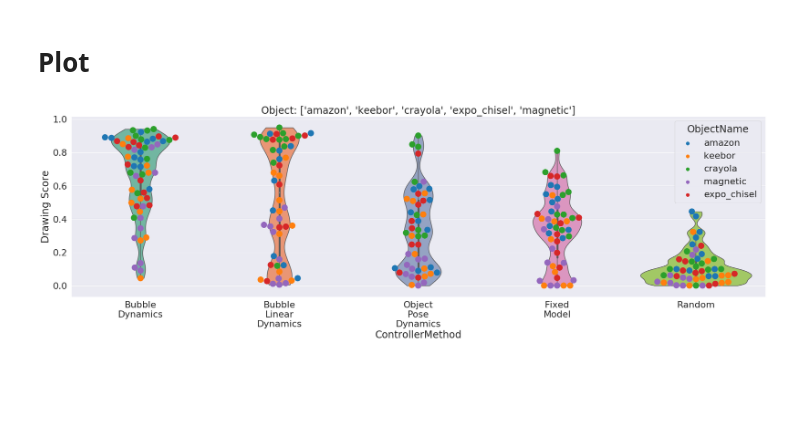
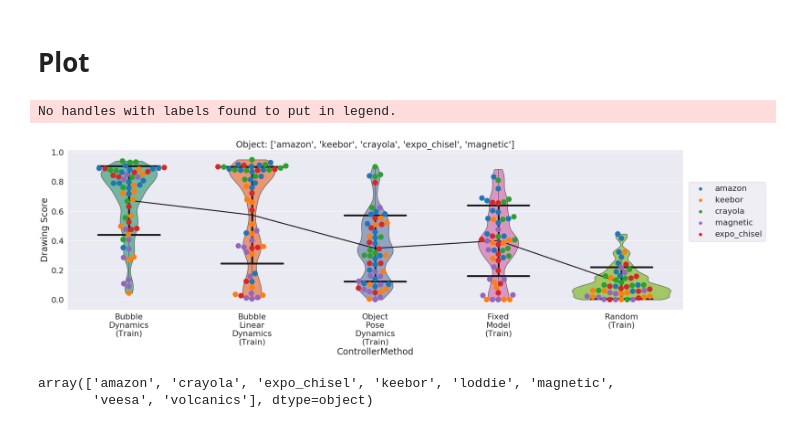
Before and after one commit to MMintLab/BubbleControl, a Jupyter notebook: notebooks/drawing_evaluation_final.ipynb, the cells around one changed output. Drawn from its saved outputs; the diff is of its cells as text; code cells hidden in the pictures; blank space fills up the shorter version.

```diff
--- a/notebooks/drawing_evaluation_final.ipynb
+++ b/notebooks/drawing_evaluation_final.ipynb
@@ -131,6 +131,7 @@ class ScorePlot(ScorePlotBase):
                 mapped_labels.append(mapped_label_i)
             ax.set_xticklabels(mapped_labels)
         ax.set_ylabel('Drawing Score')
+        plt.legend(bbox_to_anchor=(1.01, 0.8), loc='upper left', borderaxespad=0)
         return ax
 
     def _get_extra_arguments(self, df):
@@ -379,6 +394,6 @@ for i, obj_name_i in enumerate(all_objects):
 # %%
 # Rename data for
-base_df = df_updated_icp
+base_df = loaded_df
 learned_model_data = base_df[base_df.ControllerMethod.isin(learned_models)]
 not_learned_model_data = base_df[base_df.ControllerMethod.isin(not_learned_models)]
 
@@ -398,3 +413,25 @@ test_data = pd.concat([test_data_learned, test_data_fixed_random], ignore_index=
 test_data['ControllerMethod'] = test_data['ControllerMethod'] + '_test'
 
 filtered_data = pd.concat([train_data, test_data], ignore_index=True)
+# %%
+def downsample_methods(df, max_num_samples=10):
+    controllers = np.unique(df.ControllerMethod)
+    object_names = np.unique(df.ObjectName)
+    downsampled_df = df.copy()
+    all_indxs_to_drop = []
+    for controller in controllers:
+        df_controller_i = df[df.ControllerMethod == controller]
+        for object_name in object_names:
+            df_i = df_controller_i[df_controller_i.ObjectName == object_name]
+            num_samples = len(df_i)
+            if num_samples > max_num_samples:
+                # downsample the dataframe
+                num_extra_samples = num_samples - max_num_samples
+                indx_to_drop = np.random.randint(0,num_samples, num_extra_samples)
+                general_indxs_to_drop = [df_i.iloc[indx].name for indx in indx_to_drop]
+                all_indxs_to_drop = all_indxs_to_drop + general_indxs_to_drop
+    downsampled_df = downsampled_df.drop(axis=0, index=all_indxs_to_drop)
+
+    return downsampled_df
+
+downsampled_df = downsample_methods(filtered_data)
@@ -410,7 +463,14 @@ custom_score_mean_std_plot = CustomScoreMeanStdPlot(palette=palette)
 score_hist_plot = ScoreHistPlot(palette=palette, bins='doane')
 # %%
 ax = score_violin_plot(filtered_data, 'line_masked_scores', object_name=train_objects) # ALL
-ax_2 = score_swarm_plot(filtered_data, 'line_masked_scores', object_name=train_objects, hue='ObjectName')
-# ax_3 = custom_score_mean_std_plot(filtered_data, 'line_masked_scores', object_name=train_objects)
+# ax_2 = score_swarm_plot(filtered_data, 'line_masked_scores', object_name=train_objects, hue='ObjectName')
+ax_2 = score_swarm_plot(downsampled_df, 'line_masked_scores', object_name=train_objects, hue='ObjectName')
+ax_3 = custom_score_mean_std_plot(filtered_data, 'line_masked_scores', object_name=train_objects)
 # %% [output]
+No handles with labels found to put in legend.
-[figure, old version]
+[figure, new version]
+# %%
+np.unique(filtered_data.ObjectName)
+# %% [output]
+array(['amazon', 'crayola', 'expo_chisel', 'keebor', 'loddie', 'magnetic',
+       'veesa', 'volcanics'], dtype=object)
```
Also changed, not shown: parts of 12 cells of this notebook, 10 other files.
